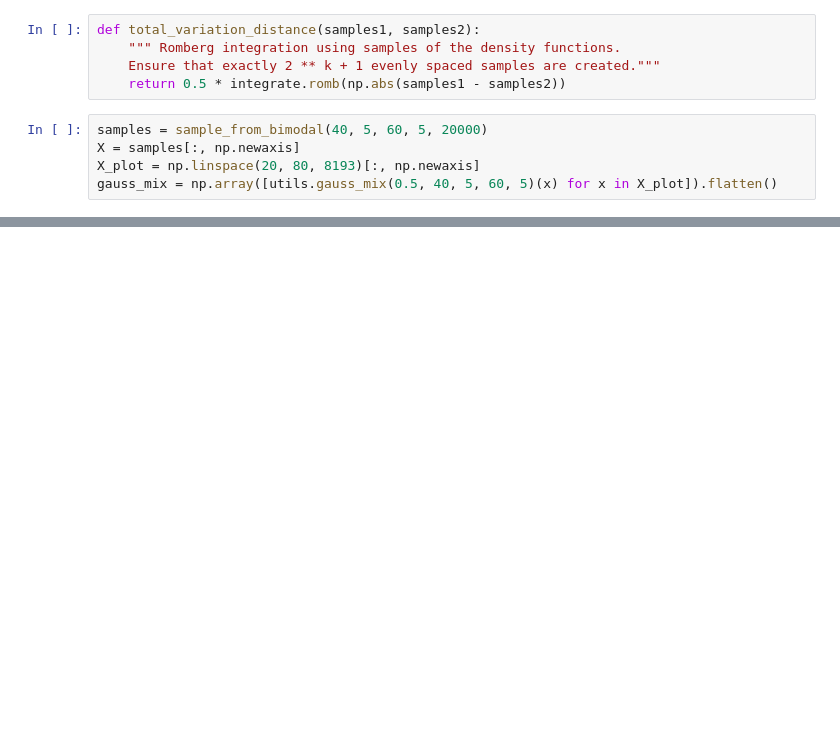
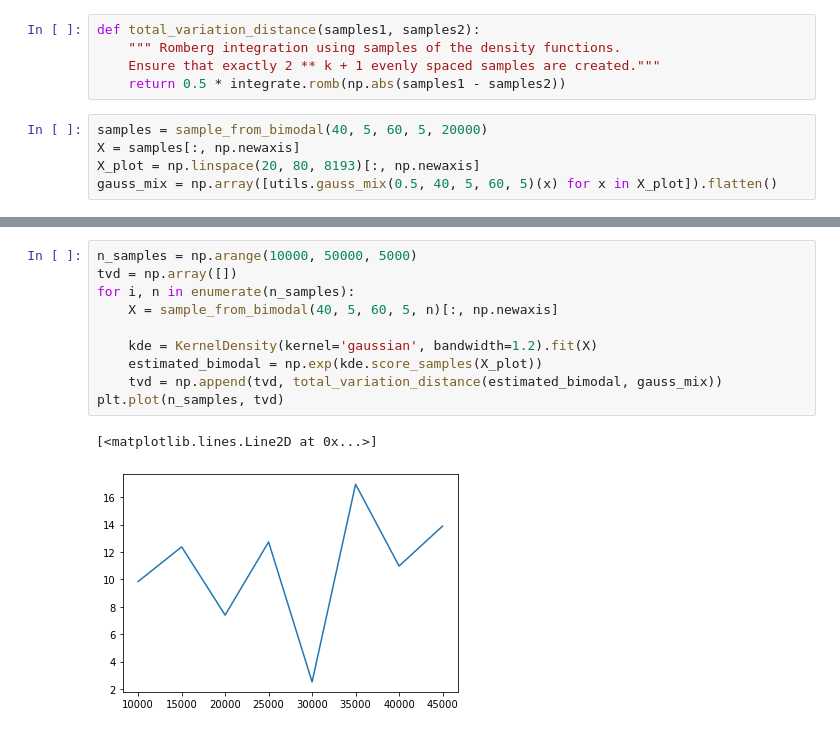
Before and after one commit to NaveenGop/SamplingComparison, a Jupyter notebook: Lab 5.ipynb, the cells around one changed output, grey strips where cells are left out. Saved outputs shown, nothing was run; the diff lists cells and outputs as text; blank space fills up the shorter version.

```diff
--- a/Lab 5.ipynb
+++ b/Lab 5.ipynb
@@ -188,0 +189,13 @@ for j in np.arange(0.1, 1.1, 0.1):
+# %%
+n_samples = np.arange(10000, 50000, 5000)
+tvd = np.array([])
+for i, n in enumerate(n_samples):
+    X = sample_from_bimodal(40, 5, 60, 5, n)[:, np.newaxis]
+
+    kde = KernelDensity(kernel='gaussian', bandwidth=1.2).fit(X)
+    estimated_bimodal = np.exp(kde.score_samples(X_plot))
+    tvd = np.append(tvd, total_variation_distance(estimated_bimodal, gauss_mix))
+plt.plot(n_samples, tvd)
+# %% [output]
+[<matplotlib.lines.Line2D at 0x...>]
+[figure, added]
```
Also changed, not shown: parts of 7 cells of this notebook.
